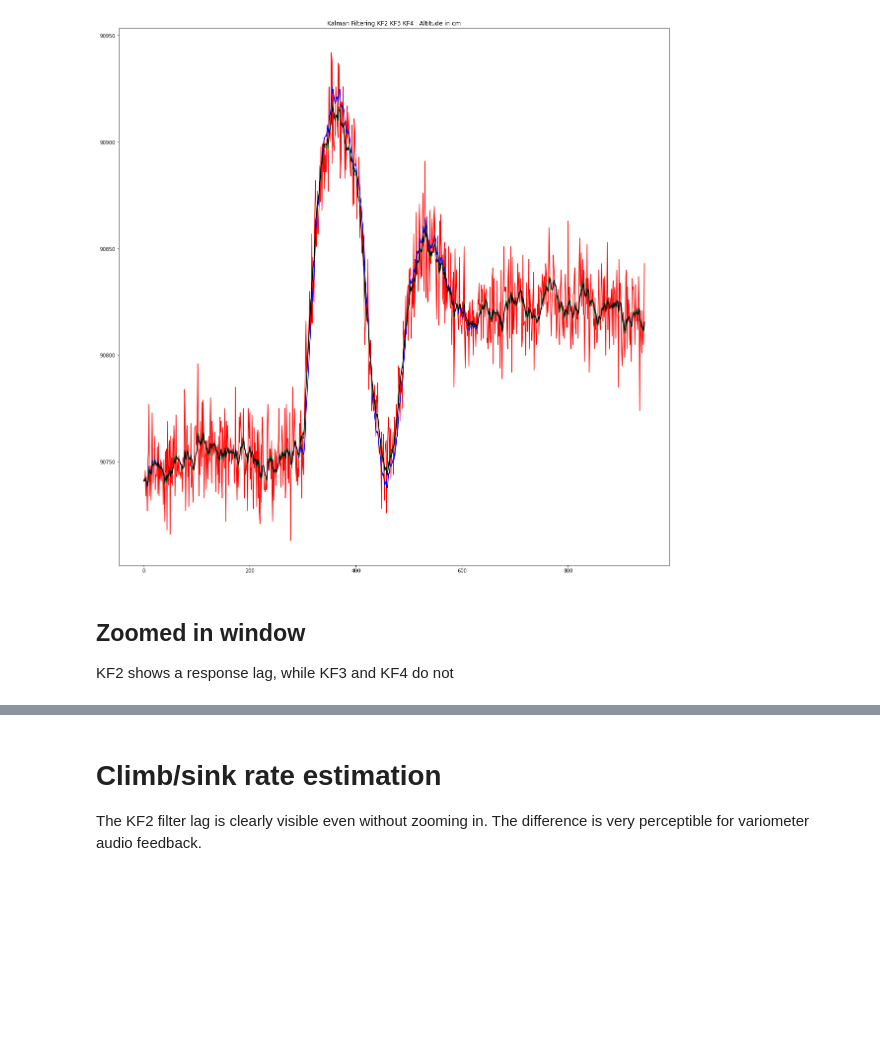
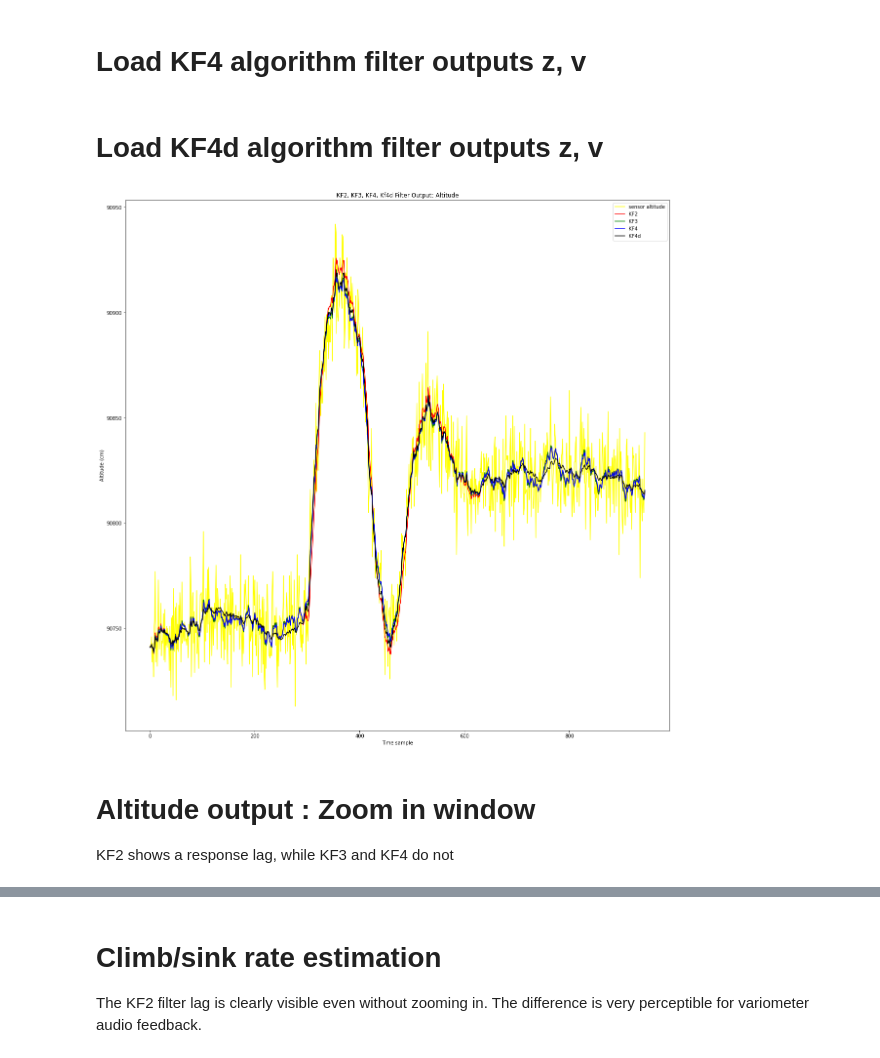
Before and after one commit to har-in-air/ESP32_IMU_BARO_GPS_VARIO, a Jupyter notebook: offline/compare_kf2_kf3_kf4.ipynb, the cells around one changed output, grey strips where cells are left out. Saved outputs shown, nothing was run; the diff lists cells and outputs as text; code cells hidden in the pictures; blank space fills up the shorter version.

Commit message:
add KF4d algorithm enhancement

```diff
--- a/offline/compare_kf2_kf3_kf4.ipynb
+++ b/offline/compare_kf2_kf3_kf4.ipynb
@@ -60,6 +70,8 @@ with open('kf3_ms5611_inout.txt', newline='') as csvfile:
         v_kf3.append(float(row[2]))
 z_kf3 = np.array(z_kf3)
 v_kf3 = np.array(v_kf3)
+# %% [markdown]
+# Load KF4 algorithm filter outputs z, v
 # %%
 z_kf4 = []
 v_kf4 = []
@@ -70,28 +82,48 @@ with open('kf4_ms5611_inout.txt', newline='') as csvfile:
         v_kf4.append(float(row[2]))
 z_kf4 = np.array(z_kf4)
 v_kf4 = np.array(v_kf4)
+# %% [markdown]
+# Load KF4d algorithm filter outputs z, v
+# %%
+z_kf4_d = []
+v_kf4_d = []
+with open('kf4d_ms5611_inout.txt', newline='') as csvfile:
+    csvreader = csv.reader(csvfile, delimiter=' ')
+    for row in csvreader:
+        z_kf4_d.append(float(row[1]))
+        v_kf4_d.append(float(row[2]))
+z_kf4_d = np.array(z_kf4_d)
+v_kf4_d = np.array(v_kf4_d)
 # %%
 # enlarge the plot size to show more detail
 plt.rcParams["figure.figsize"]=20,20
 
 # Plot the MS5611 barometric pressure sensor derived altitude samples in red
-plt.plot(z, color='red')
+plt.plot(z, color='yellow', label='sensor altitude')
 
 # KF2 filter only uses the altitude samples
-plt.plot(z_kf2, color='blue')
+plt.plot(z_kf2, color='red', label='KF2')
 
 # KF3 filter fuses altitude and gravity-compensated acceleration data
-plt.plot(z_kf3, color='green')
+plt.plot(z_kf3, color='green', label='KF3')
 
 # KF4 filter fuses altitude and gravity-compensated acceleration data
-plt.plot(z_kf4, color='black')
+plt.plot(z_kf4, color='blue', label='KF4')
 
-plt.title('Kalman Filtering KF2 KF3 KF4 : Altitude in cm')
+# KF4 filter fuses altitude and gravity-compensated acceleration data, dynamically adds uncertainty to
+# Pvv and Pbb covariance elements depending on the external acceleration magnitude
+plt.plot(z_kf4_d, color='black', label='KF4d')
+
+plt.title('KF2, KF3, KF4, Kf4d Filter Output: Altitude')
+plt.legend()
+plt.xlabel('Time sample')
+plt.ylabel('Altitude (cm)')
+
 plt.show()
 # %% [output]
-[figure, old version]
+[figure, new version]
 # %% [markdown]
-## Zoomed in window
+# Altitude output :  Zoom in window
 
 KF2 shows a response lag, while KF3 and KF4 do not
 # %%
```
Also changed, not shown: parts of 22 cells of this notebook, 11 other files.
